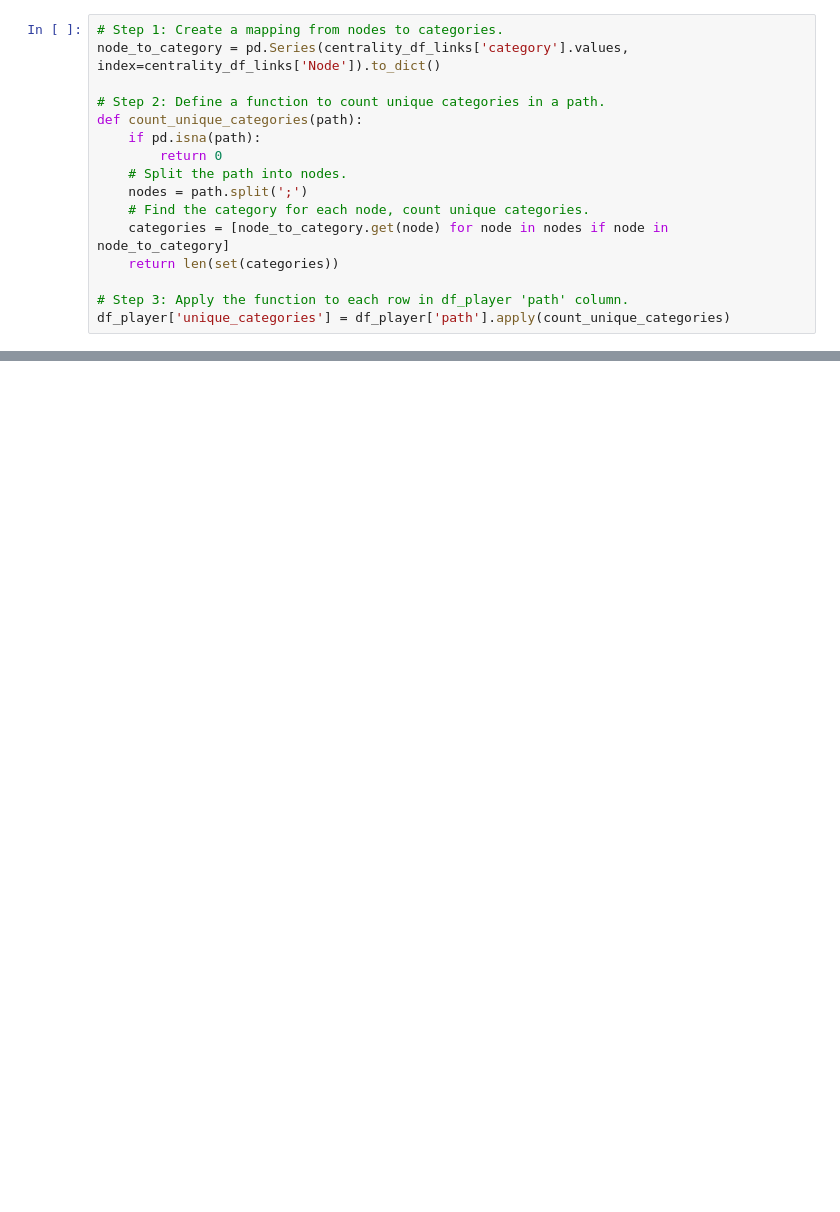
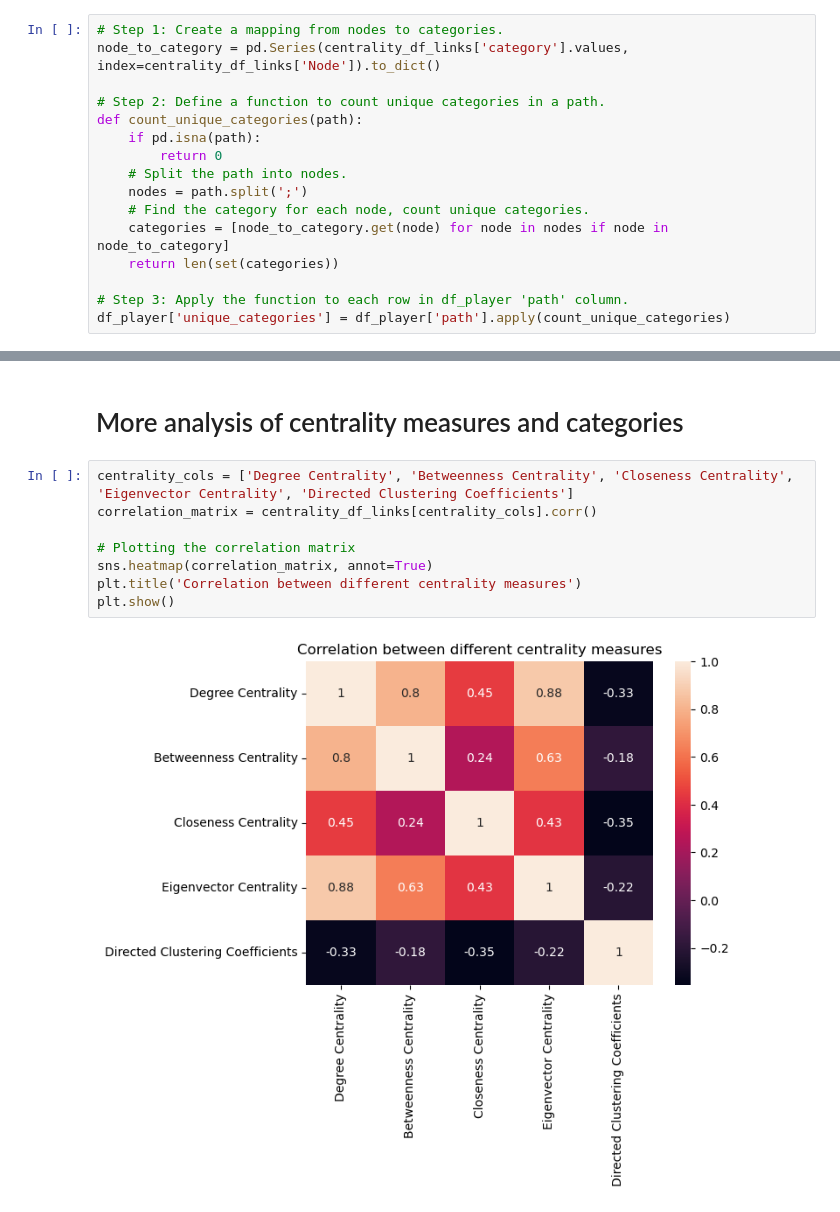
Before and after one commit to epfl-ada/ada-2023-project-epfldatadynamos, a Jupyter notebook: P3.ipynb, the cells around one changed output, grey strips where cells are left out. Cells and saved outputs as stored; diff of their text form; blank space fills up the shorter version.

Commit message:
Added some preliminary analysis

```diff
--- a/P3.ipynb
+++ b/P3.ipynb
@@ -847,0 +867,12 @@ df_player
+# %% [markdown]
+# More analysis of centrality measures and categories
+# %%
+centrality_cols = ['Degree Centrality', 'Betweenness Centrality', 'Closeness Centrality', 'Eigenvector Centrality', 'Directed Clustering Coefficients']
+correlation_matrix = centrality_df_links[centrality_cols].corr()
+
+# Plotting the correlation matrix
+sns.heatmap(correlation_matrix, annot=True)
+plt.title('Correlation between different centrality measures')
+plt.show()
+# %% [output]
+[figure, added]
```
Also changed, not shown: parts of 32 cells of this notebook, 1 other file.
